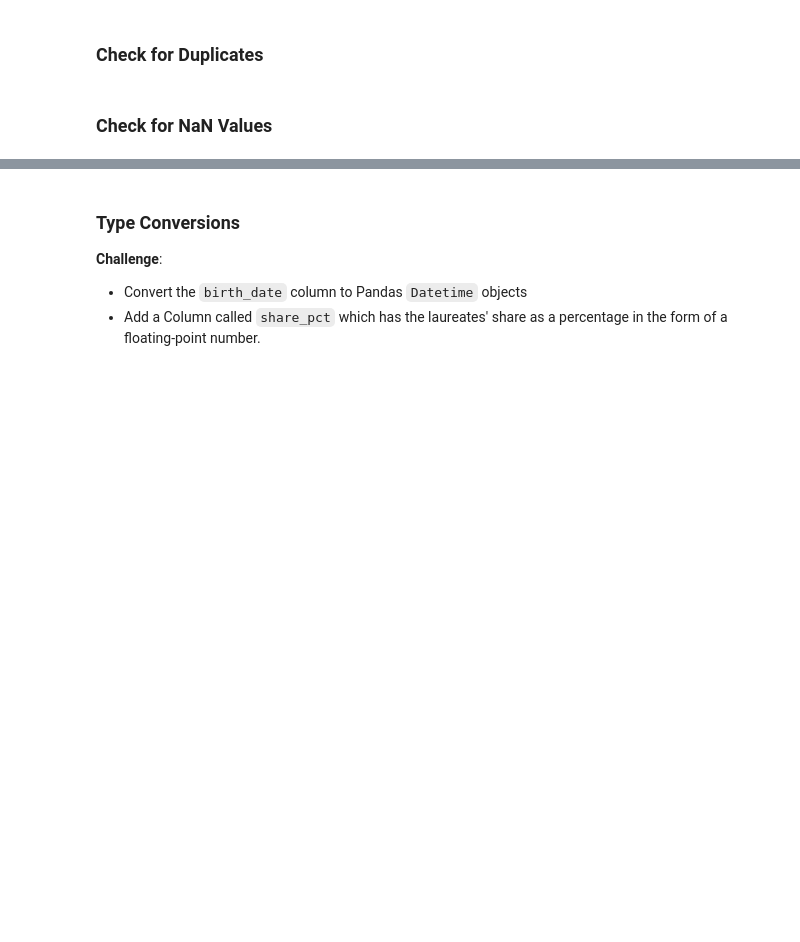
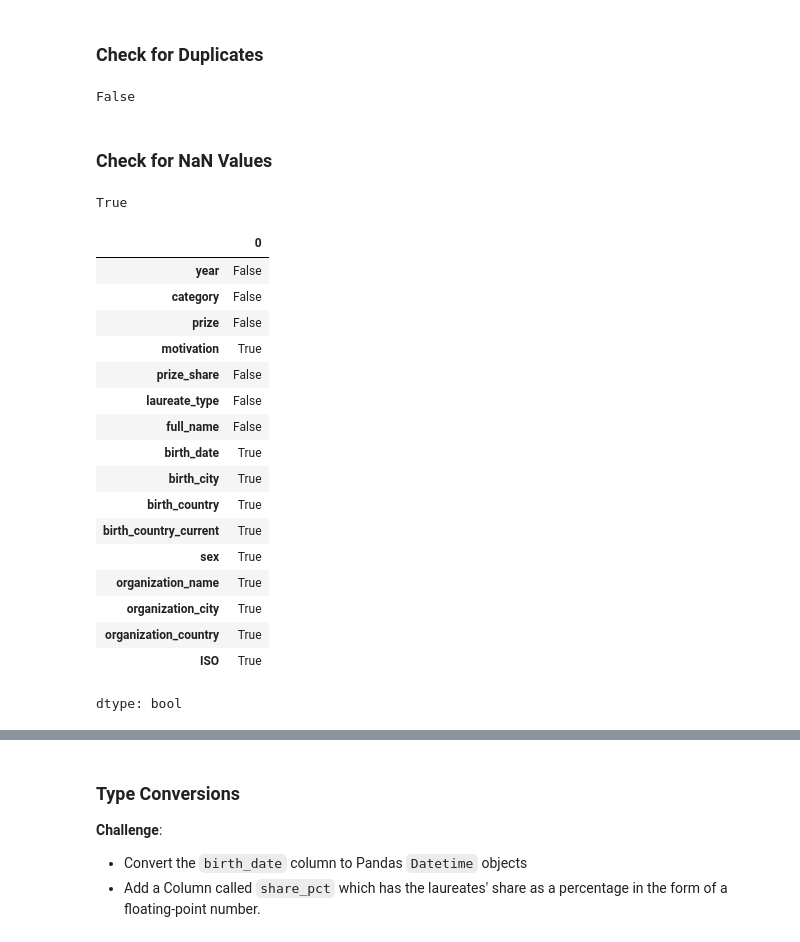
Before and after one commit to TahaThinks/DataScienceProjects2024, a Jupyter notebook: Nobel_Prize_Analysis_(start).ipynb, the cells around one changed output, grey strips where cells are left out. Cells and saved outputs as stored; diff of their text form; code cells hidden in the pictures; blank space fills up the shorter version.

```diff
--- a/Nobel_Prize_Analysis_(start).ipynb
+++ b/Nobel_Prize_Analysis_(start).ipynb
@@ -68,5 +77,35 @@ Caveats: The exact birth dates for Michael Houghton, Venkatraman Ramakrishnan, a
 * Why do these columns have NaN values?
 # %% [markdown]
 ### Check for Duplicates
+# %%
+# Check for Duplicates:
+duplicated_flag = df_data.duplicated().values.any()
+# %% [output]
+False
 # %% [markdown]
 ### Check for NaN Values
+# %%
+df_data.isna().values.any()
+# %% [output]
+True
+# %%
+df_data.isna().any()
+# %% [output]
+|  | 0 |
+| year | False |
+| category | False |
+| prize | False |
+| motivation | True |
+| prize_share | False |
+| laureate_type | False |
+| full_name | False |
+| birth_date | True |
+| birth_city | True |
+| birth_country | True |
+| birth_country_current | True |
+| sex | True |
+| organization_name | True |
+| organization_city | True |
+| organization_country | True |
+| ISO | True |
+dtype: bool
```
Also changed, not shown: parts of 6 cells of this notebook.
